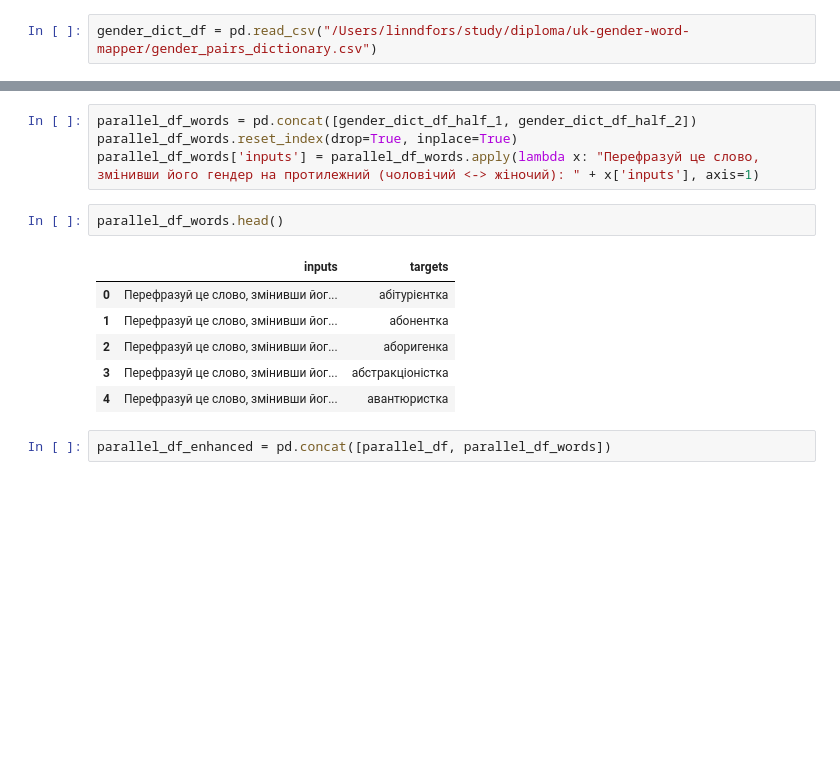
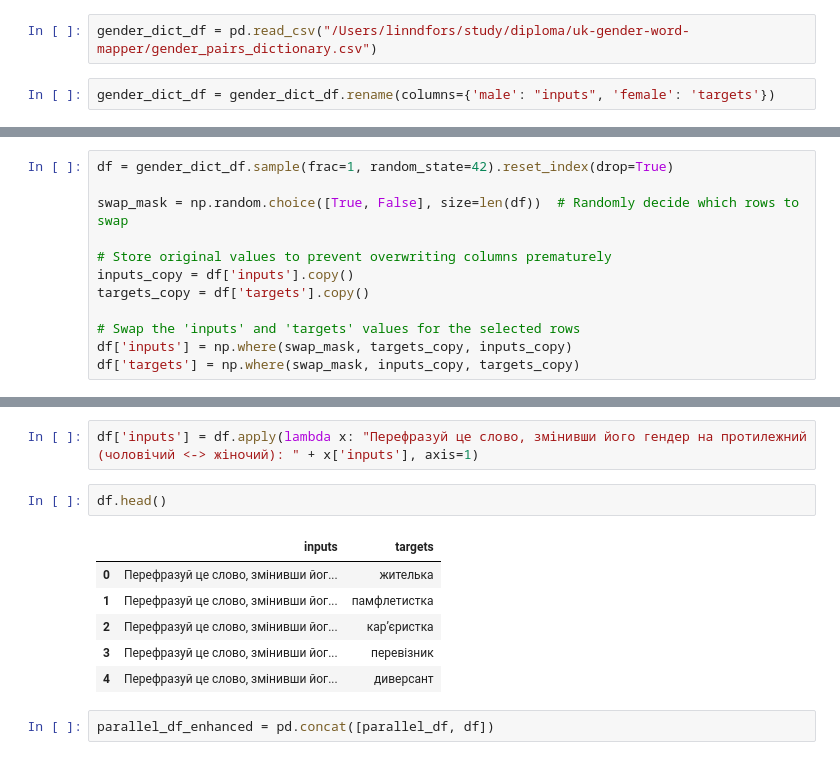
Before and after one commit to linndfors/ner_for_fem, a Jupyter notebook: src/parallel_dataset_for_llm.ipynb, the cells around one changed output, grey strips where cells are left out. Drawn from its saved outputs; the diff is of its cells as text; blank space fills up the shorter version.

```diff
--- a/src/parallel_dataset_for_llm.ipynb
+++ b/src/parallel_dataset_for_llm.ipynb
@@ -45,4 +68,6 @@ parallel_df.head()
 ## Add word pairs (male-female)
 # %%
 gender_dict_df = pd.read_csv("/Users/linndfors/study/diploma/uk-gender-word-mapper/gender_pairs_dictionary.csv")
+# %%
+gender_dict_df = gender_dict_df.rename(columns={'male': "inputs", 'female': 'targets'})
 # %%
@@ -54,0 +83,12 @@ gender_dict_df_half_2 = gender_dict_df_half_2[[gender_dict_df_half_2.columns[-1]
+# %%
+df = gender_dict_df.sample(frac=1, random_state=42).reset_index(drop=True)
+
+swap_mask = np.random.choice([True, False], size=len(df))  # Randomly decide which rows to swap
+
+# Store original values to prevent overwriting columns prematurely
+inputs_copy = df['inputs'].copy()
+targets_copy = df['targets'].copy()
+
+# Swap the 'inputs' and 'targets' values for the selected rows
+df['inputs'] = np.where(swap_mask, targets_copy, inputs_copy)
+df['targets'] = np.where(swap_mask, inputs_copy, targets_copy)
@@ -55,18 +111,16 @@ gender_dict_df_half_2 = gender_dict_df_half_2[[gender_dict_df_half_2.columns[-1]
 # %%
-parallel_df_words = pd.concat([gender_dict_df_half_1, gender_dict_df_half_2])
-parallel_df_words.reset_index(drop=True, inplace=True)
-parallel_df_words['inputs'] = parallel_df_words.apply(lambda x: "Перефразуй це слово, змінивши його гендер на протилежний (чоловічий <-> жіночий): " + x['inputs'], axis=1)
+df['inputs'] = df.apply(lambda x: "Перефразуй це слово, змінивши його гендер на протилежний (чоловічий <-> жіночий): " + x['inputs'], axis=1)
 # %%
-parallel_df_words.head()
+df.head()
 # %% [output]
 |  | inputs | targets |
-| 0 | Перефразуй це слово, змінивши йог... | абітурієнтка |
-| 1 | Перефразуй це слово, змінивши йог... | абонентка |
-| 2 | Перефразуй це слово, змінивши йог... | аборигенка |
-| 3 | Перефразуй це слово, змінивши йог... | абстракціоністка |
-| 4 | Перефразуй це слово, змінивши йог... | авантюристка |
+| 0 | Перефразуй це слово, змінивши йог... | жителька |
+| 1 | Перефразуй це слово, змінивши йог... | памфлетистка |
+| 2 | Перефразуй це слово, змінивши йог... | кар’єристка |
+| 3 | Перефразуй це слово, змінивши йог... | перевізник |
+| 4 | Перефразуй це слово, змінивши йог... | диверсант |
 # %%
-parallel_df_enhanced = pd.concat([parallel_df, parallel_df_words])
+parallel_df_enhanced = pd.concat([parallel_df, df])
 # %%
 parallel_df_enhanced.head()
 # %% [output]
```
Also changed, not shown: parts of 17 cells of this notebook, 11 other files.
